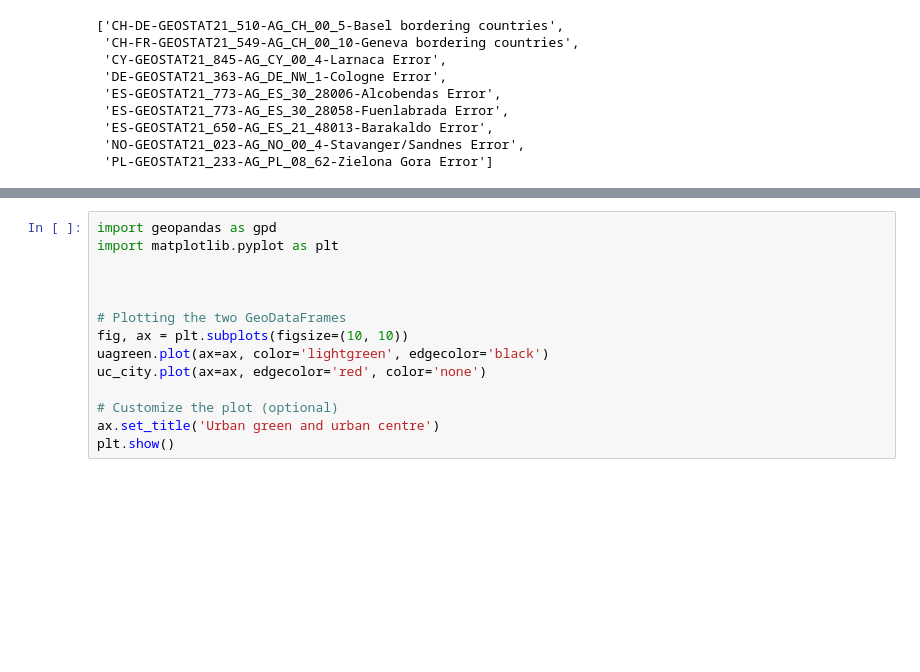
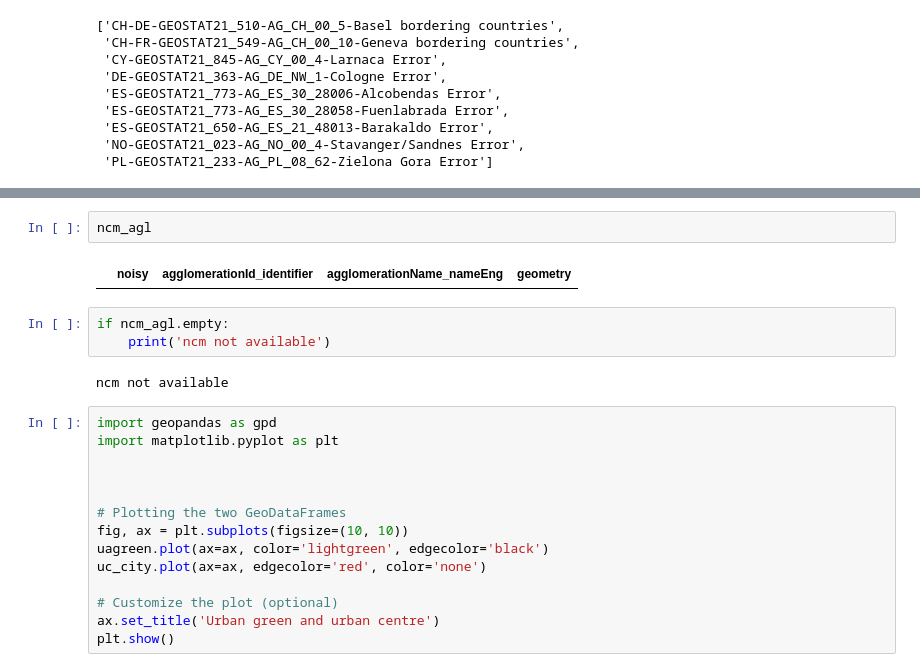
Before and after one commit to ubachr/GQA, a Jupyter notebook: example_usage_all_Viena.ipynb, the cells around one changed output, grey strips where cells are left out. Drawn from its saved outputs; the diff is of its cells as text; blank space fills up the shorter version.

```diff
--- a/example_usage_all_Viena.ipynb
+++ b/example_usage_all_Viena.ipynb
@@ -686,3 +675,12 @@ Error DE-GEOSTAT21_363-AG_DE_NW_1-Cologne
+# %%
+ncm_agl
+# %% [output]
+|  | noisy | agglomerationId_identifier | agglomerationName_nameEng | geometry |
+# %%
+if ncm_agl.empty:
+    print('ncm not available')
+# %% [output]
+ncm not available
 # %%
 import geopandas as gpd
 import matplotlib.pyplot as plt
```
Also changed, not shown: parts of 2 cells of this notebook.
